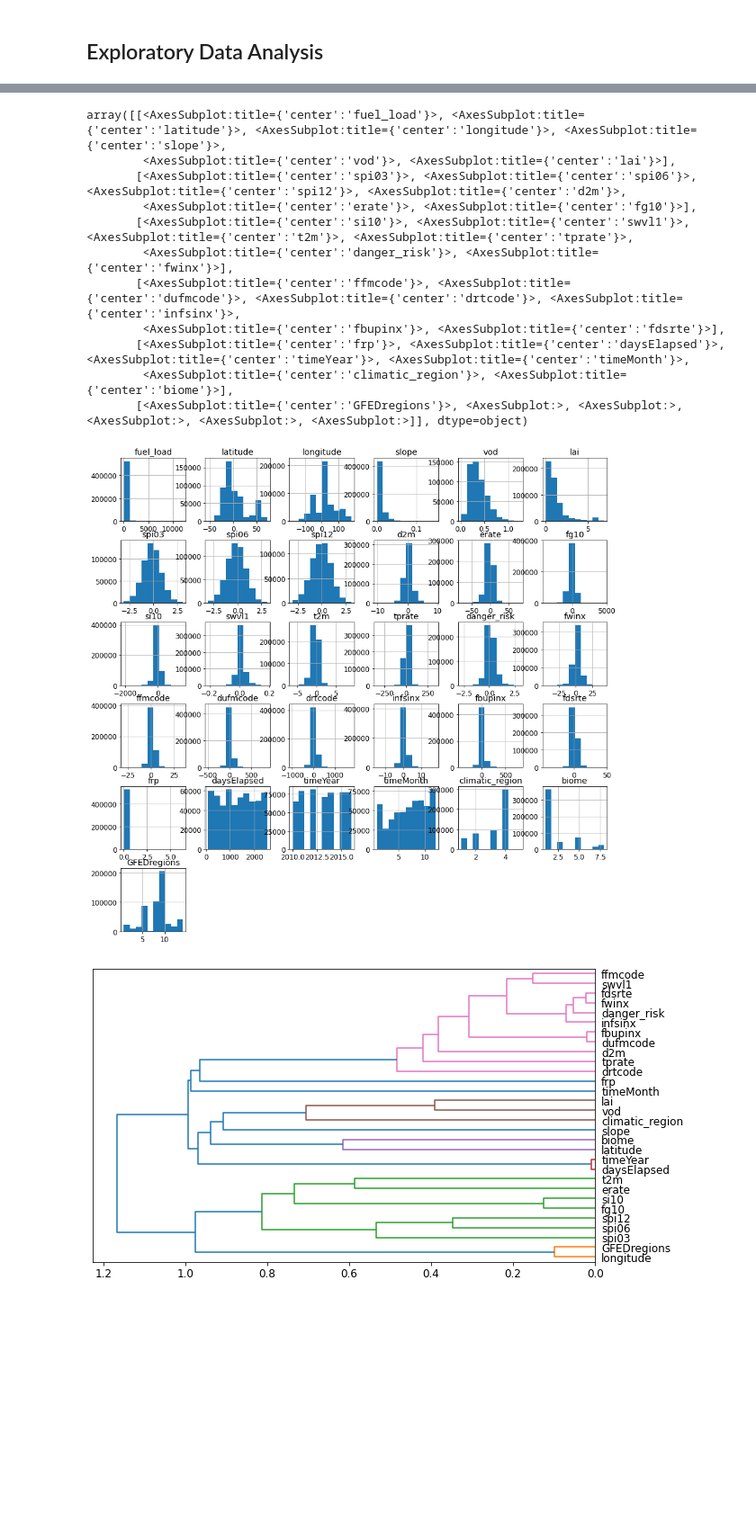
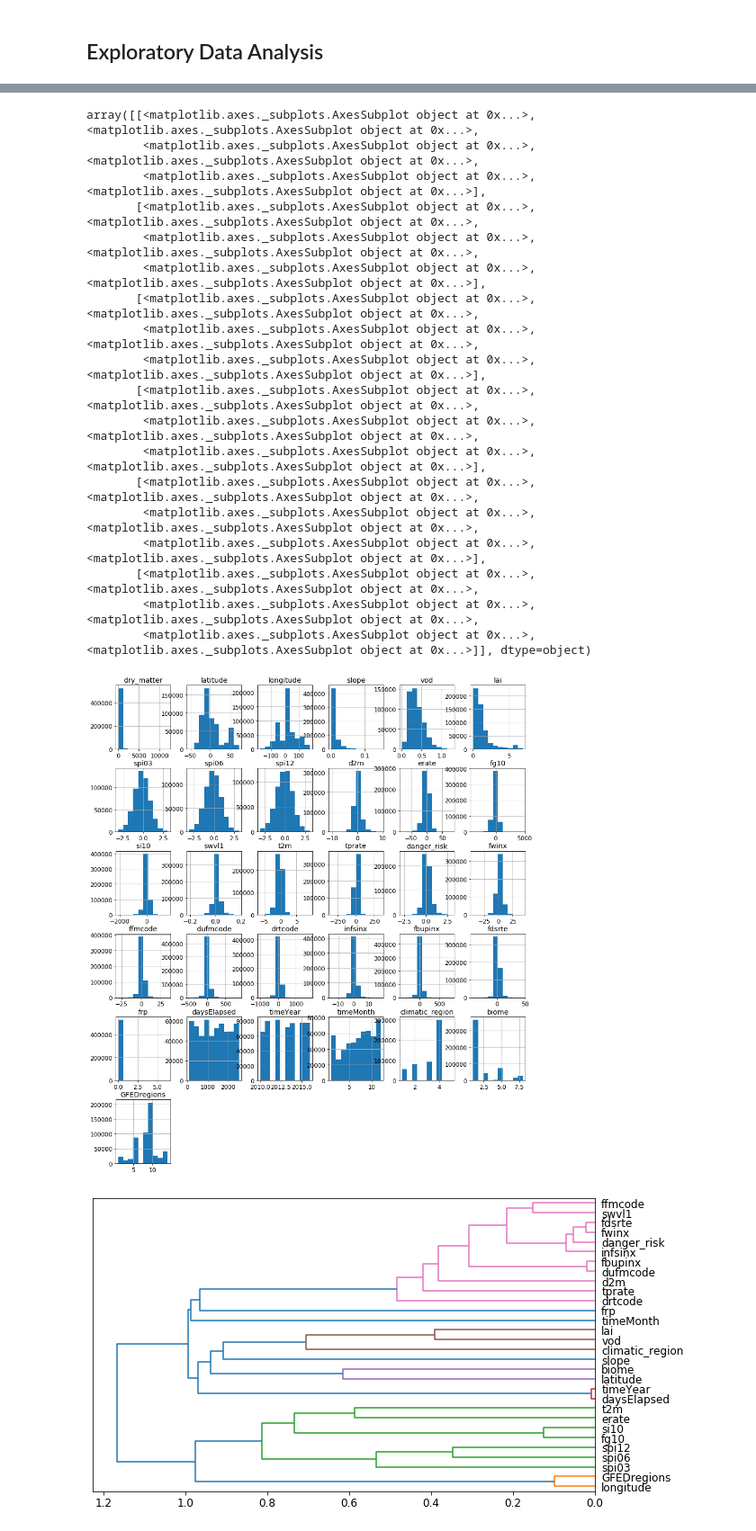
Before and after one commit to ecmwf-projects/ai-vegetation-fuel, a Jupyter notebook: notebooks/ecmwf/data_preparation.ipynb, the cells around one changed output, grey strips where cells are left out. Shown at 90% size. Saved outputs shown, nothing was run; the diff lists cells and outputs as text; code cells hidden in the pictures; blank space fills up the shorter version.

```diff
--- a/notebooks/ecmwf/data_preparation.ipynb
+++ b/notebooks/ecmwf/data_preparation.ipynb
@@ -887,8 +893,8 @@ if use_interpolation == True:
     # Interpolate to match load resolution
     fa_data = fa_data.interp(
         coords={
-            "latitude": load_data.latitude.values,
-            "longitude": load_data.longitude.values,
+            "latitude": dm_data.latitude.values,
+            "longitude": dm_data.longitude.values,
         },
         method="nearest",
     )
@@ -954,7 +955,7 @@ frp_data = xr.open_dataset("/data1/downloaded/CAMS_frpfire/CAMS_daily_2010-04-01
 frp_data = frp_data.frpfire
 
 # Fix time stamps
-frp_data["time"] = load_data["time"]
+frp_data["time"] = dm_data["time"]
 
 # Rotate longitude coordinates
 frp_data = frp_data.assign_coords(
@@ -978,8 +979,8 @@ if use_interpolation == True:
     # Interpolate to match load resolution
     frp_data = frp_data.interp(
         coords={
-            "latitude": load_data.latitude.values,
-            "longitude": load_data.longitude.values,
+            "latitude": dm_data.latitude.values,
+            "longitude": dm_data.longitude.values,
         },
         method="nearest",
     )
@@ -1101,11 +1102,11 @@ test.to_csv("/home/moc0/ai-vegetation-fuel/data/inputs/test_raw_interp" + str(us
 # train.describe()
 # %%
 # Define categorical and numerical features
-target = ['fuel_load']
+target = ['dry_matter']
 cat = ['climatic_region', 'biome', 'GFEDregions']
 cont = train.columns.to_list()
 for i in cat + target:
     cont.remove(i)
-cols_to_display = ['fuel_load'] + cont
+cols_to_display = ['dry_matter'] + cont
 print(cols_to_display)
 # %% [output]
@@ -1122,19 +1123,26 @@ plt.show()
 # %%
 # Are all the features normally distributed?
-train[target + cont + cat].hist(figsize = (15,15))
+train[target + cont + cat].hist(figsize = (15,18))
 # %% [output]
-array([[<AxesSubplot:title={'center':'fuel_load'}>, <AxesSubplot:title={'center':'latitude'}>, <AxesSubplot:title={'center':'longitude'}>, <AxesSubplot:title={'center':'slope'}>,
-        <AxesSubplot:title={'center':'vod'}>, <AxesSubplot:title={'center':'lai'}>],
-       [<AxesSubplot:title={'center':'spi03'}>, <AxesSubplot:title={'center':'spi06'}>, <AxesSubplot:title={'center':'spi12'}>, <AxesSubplot:title={'center':'d2m'}>,
-        <AxesSubplot:title={'center':'erate'}>, <AxesSubplot:title={'center':'fg10'}>],
-       [<AxesSubplot:title={'center':'si10'}>, <AxesSubplot:title={'center':'swvl1'}>, <AxesSubplot:title={'center':'t2m'}>, <AxesSubplot:title={'center':'tprate'}>,
-        <AxesSubplot:title={'center':'danger_risk'}>, <AxesSubplot:title={'center':'fwinx'}>],
-       [<AxesSubplot:title={'center':'ffmcode'}>, <AxesSubplot:title={'center':'dufmcode'}>, <AxesSubplot:title={'center':'drtcode'}>, <AxesSubplot:title={'center':'infsinx'}>,
-        <AxesSubplot:title={'center':'fbupinx'}>, <AxesSubplot:title={'center':'fdsrte'}>],
-       [<AxesSubplot:title={'center':'frp'}>, <AxesSubplot:title={'center':'daysElapsed'}>, <AxesSubplot:title={'center':'timeYear'}>, <AxesSubplot:title={'center':'timeMonth'}>,
-        <AxesSubplot:title={'center':'climatic_region'}>, <AxesSubplot:title={'center':'biome'}>],
-       [<AxesSubplot:title={'center':'GFEDregions'}>, <AxesSubplot:>, <AxesSubplot:>, <AxesSubplot:>, <AxesSubplot:>, <AxesSubplot:>]], dtype=object)
+array([[<matplotlib.axes._subplots.AxesSubplot object at 0x...>, <matplotlib.axes._subplots.AxesSubplot object at 0x...>,
+        <matplotlib.axes._subplots.AxesSubplot object at 0x...>, <matplotlib.axes._subplots.AxesSubplot object at 0x...>,
+        <matplotlib.axes._subplots.AxesSubplot object at 0x...>, <matplotlib.axes._subplots.AxesSubplot object at 0x...>],
+       [<matplotlib.axes._subplots.AxesSubplot object at 0x...>, <matplotlib.axes._subplots.AxesSubplot object at 0x...>,
+        <matplotlib.axes._subplots.AxesSubplot object at 0x...>, <matplotlib.axes._subplots.AxesSubplot object at 0x...>,
+        <matplotlib.axes._subplots.AxesSubplot object at 0x...>, <matplotlib.axes._subplots.AxesSubplot object at 0x...>],
+       [<matplotlib.axes._subplots.AxesSubplot object at 0x...>, <matplotlib.axes._subplots.AxesSubplot object at 0x...>,
+        <matplotlib.axes._subplots.AxesSubplot object at 0x...>, <matplotlib.axes._subplots.AxesSubplot object at 0x...>,
+        <matplotlib.axes._subplots.AxesSubplot object at 0x...>, <matplotlib.axes._subplots.AxesSubplot object at 0x...>],
+       [<matplotlib.axes._subplots.AxesSubplot object at 0x...>, <matplotlib.axes._subplots.AxesSubplot object at 0x...>,
+        <matplotlib.axes._subplots.AxesSubplot object at 0x...>, <matplotlib.axes._subplots.AxesSubplot object at 0x...>,
+        <matplotlib.axes._subplots.AxesSubplot object at 0x...>, <matplotlib.axes._subplots.AxesSubplot object at 0x...>],
+       [<matplotlib.axes._subplots.AxesSubplot object at 0x...>, <matplotlib.axes._subplots.AxesSubplot object at 0x...>,
+        <matplotlib.axes._subplots.AxesSubplot object at 0x...>, <matplotlib.axes._subplots.AxesSubplot object at 0x...>,
+        <matplotlib.axes._subplots.AxesSubplot object at 0x...>, <matplotlib.axes._subplots.AxesSubplot object at 0x...>],
+       [<matplotlib.axes._subplots.AxesSubplot object at 0x...>, <matplotlib.axes._subplots.AxesSubplot object at 0x...>,
+        <matplotlib.axes._subplots.AxesSubplot object at 0x...>, <matplotlib.axes._subplots.AxesSubplot object at 0x...>,
+        <matplotlib.axes._subplots.AxesSubplot object at 0x...>, <matplotlib.axes._subplots.AxesSubplot object at 0x...>]], dtype=object)
-[figure, old version]
+[figure, new version]
 # %%
 # Identify important vs redundand features
 cluster_columns(train.drop(target, axis = 1))
```
Also changed, not shown: parts of 32 cells of this notebook, 3 other files.
